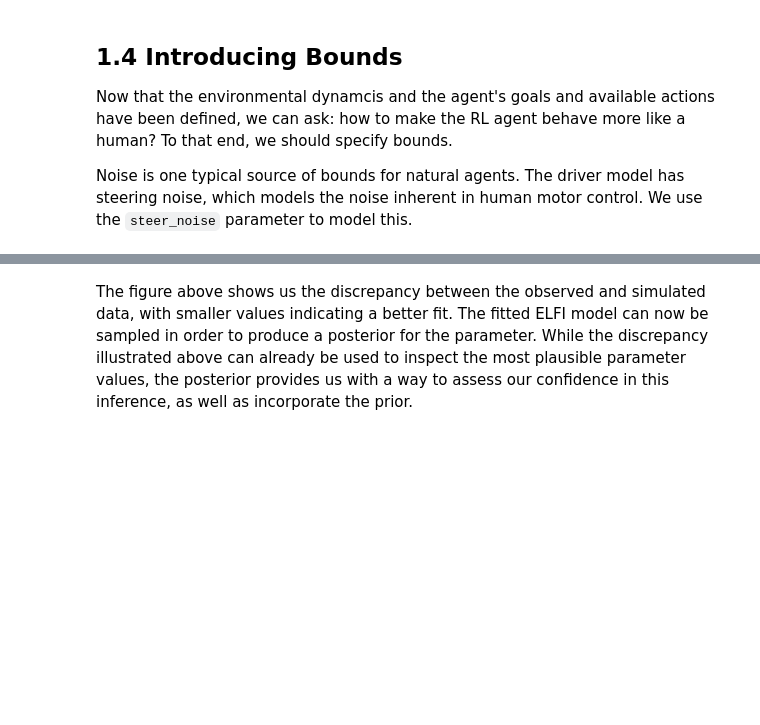
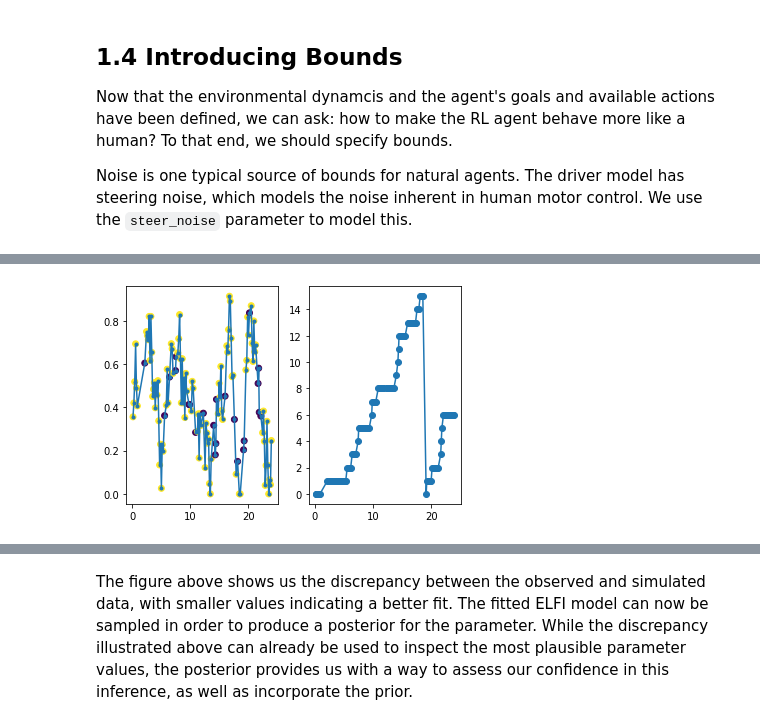
Before and after one commit to howesa/CHI22-CogMod-Tutorial, a Jupyter notebook: 04-Workflow/04-Workflow.ipynb, the cells around one changed output, grey strips where cells are left out. Drawn from its saved outputs; the diff is of its cells as text; code cells hidden in the pictures; blank space fills up the shorter version.

```diff
--- a/04-Workflow/04-Workflow.ipynb
+++ b/04-Workflow/04-Workflow.ipynb
@@ -283,0 +337,5 @@ Change the agent's preferences regarding safe driving vs. sucessful in-car inter
+# %%
+# Show trace of car position and progress of search task (how many visual elements searched).
+multitasking_agent.plot_trace(trace, until = 120)
+# %% [output]
+[figure, added]
```
Also changed, not shown: parts of 37 cells of this notebook, 1 other file.
